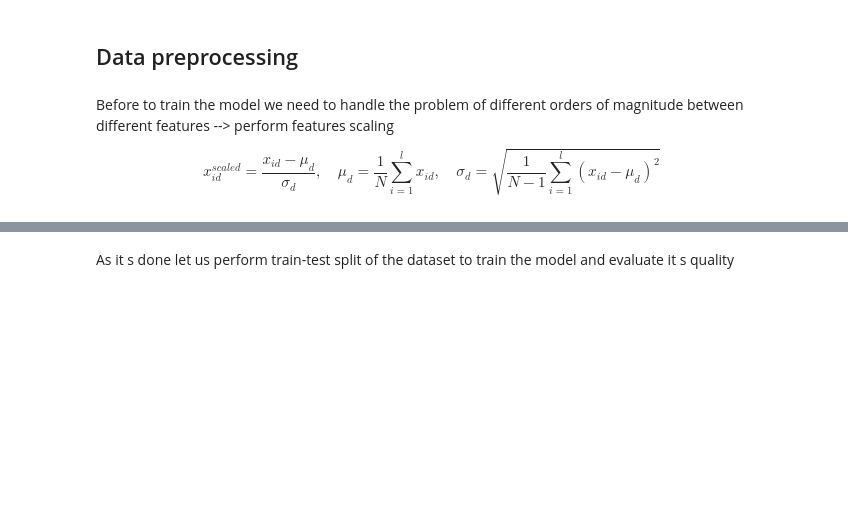
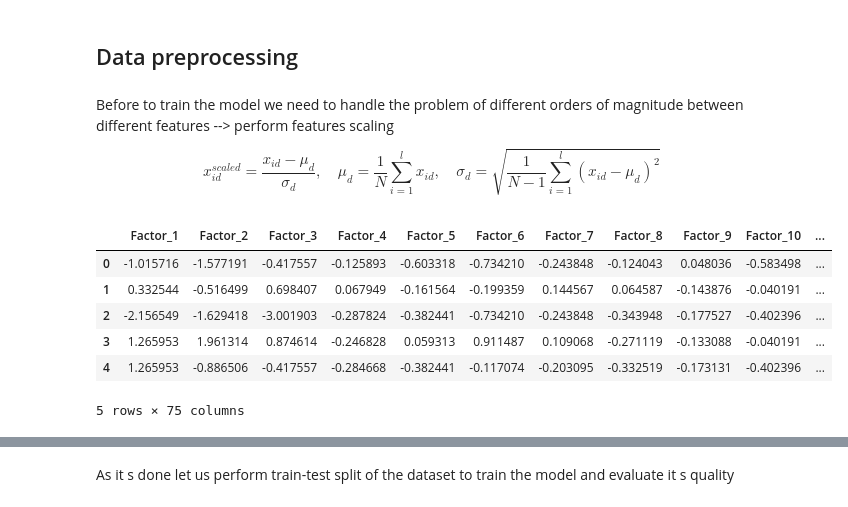
Before and after one commit to VitalyPetrov/scorista-testing-task, a Jupyter notebook: scorista_problem.ipynb, the cells around one changed output, grey strips where cells are left out. Cells and saved outputs as stored; diff of their text form; code cells hidden in the pictures; blank space fills up the shorter version.

```diff
--- a/scorista_problem.ipynb
+++ b/scorista_problem.ipynb
@@ -127,3 +129,13 @@ Before to train the model we need to handle the problem of different orders of m
 $$ x^{scaled}_{id} = \dfrac{x_{id} - \mu_d}{\sigma_d}, \quad \mu_d = \frac{1}{N} \sum_{i=1}^l x_{id}, \quad \sigma_d = \sqrt{\frac{1}{N-1} \sum_{i=1}^l (x_{id} - \mu_d)^2} $$
 # %%
 features = ( features - features.mean() ) / features.std()
+
+features.head()
+# %% [output]
+|  | Factor_1 | Factor_2 | Factor_3 | Factor_4 | Factor_5 | Factor_6 | Factor_7 | Factor_8 | Factor_9 | Factor_10 | ... |
+| 0 | -1.015716 | -1.577191 | -0.417557 | -0.125893 | -0.603318 | -0.734210 | -0.243848 | -0.124043 | 0.048036 | -0.583498 | ... |
+| 1 | 0.332544 | -0.516499 | 0.698407 | 0.067949 | -0.161564 | -0.199359 | 0.144567 | 0.064587 | -0.143876 | -0.040191 | ... |
+| 2 | -2.156549 | -1.629418 | -3.001903 | -0.287824 | -0.382441 | -0.734210 | -0.243848 | -0.343948 | -0.177527 | -0.402396 | ... |
+| 3 | 1.265953 | 1.961314 | 0.874614 | -0.246828 | 0.059313 | 0.911487 | 0.109068 | -0.271119 | -0.133088 | -0.040191 | ... |
+| 4 | 1.265953 | -0.886506 | -0.417557 | -0.284668 | -0.382441 | -0.117074 | -0.203095 | -0.332519 | -0.173131 | -0.402396 | ... |
+5 rows × 75 columns
```
Also changed, not shown: parts of 24 cells of this notebook.
